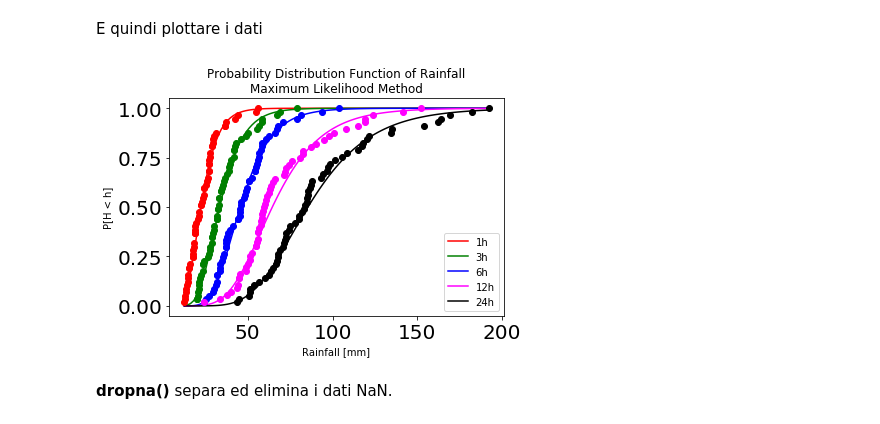
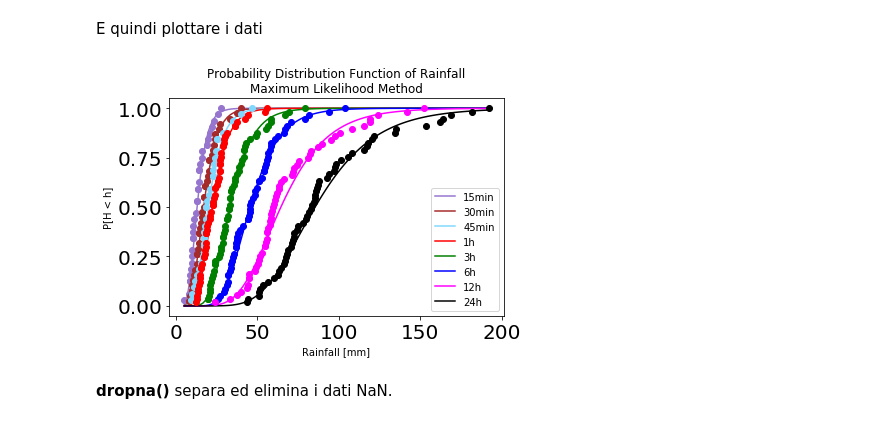
Before and after one commit to akaanzo/rainfall-analysis, a Jupyter notebook: esercitazione/mleCenta.ipynb, the cells around one changed output. Saved outputs shown, nothing was run; the diff lists cells and outputs as text; code cells hidden in the pictures.

```diff
--- a/esercitazione/mleCenta.ipynb
+++ b/esercitazione/mleCenta.ipynb
@@ -125,13 +150,16 @@ param24h
 È utile creare un DataFrame contente tutti i valori di _a_ e *b* e salvarlo in un file
 # %%
 abs_mle = pd.DataFrame([
+    param15min,
+    param30min,
+    param45min,
     param1h,
     param3h,
     param6h,
     param12h,
     param24h],
     columns = ['a', 'b'],
-    index = ['1h', '3h', '6h', '12h', '24h']
+    index = ['15min', '30min', '45min','1h', '3h', '6h', '12h', '24h']
 ).T
 abs_mle
 # %% [output]
@@ -198,7 +233,7 @@ data.max()['24h']
 # %% [markdown]
 Si crea allora un vettore lineare di 100 valori che vanno dal minimo al massimo
 # %%
-t_rain = np.linspace(data.min()['1h'], data.max()['24h'], 100)
+t_rain = np.linspace(data.min()['15min'], data.max()['24h'], 100)
 # %% [markdown]
 Ricordando che la funzione di Gumbel è definita come
 $$
@@ -244,0 +248,10 @@ gb
+# %%
+teta = []
+for h in data.columns:
+        teta = teta + [gumbel(t_rain, abs_mle, h)]
+
+gb = pd.DataFrame(teta, index = ['15min', '30min', '45min', '1h', '3h', '6h', '12h', '24h'], columns = t_rain
+).T #Trasposta
+
+#------------------------------------------
+gb
@@ -248,43 +280,59 @@ E quindi plottare i dati
 plt.rc('xtick', labelsize = 20)
 plt.rc('ytick', labelsize = 20)
 
-#----------------------------plot--------------------------------------
+#----------------plot---------------
 
-ax = gb.plot(color = ['red', 'green', 'blue', 'magenta', 'black'])
+ax = gb.plot(color = ['#9575cd', 'brown', '#80d8ff','red', 'green', 'blue', 'magenta', 'black'])
+#plt.figure(figsize = (18 ,16), dpi = 100)
 
-#------------------------------1h--------------------------------------
+#--------------15min--------------------
+data15min = data['15min'].dropna()
+ecdf15min = ECDF(data15min)
+ax.plot(data15min, ecdf15min(data15min), 'o', c = '#9575cd')
+
+#--------------30min--------------------
+data30min = data['30min'].dropna()
+ecdf30min = ECDF(data30min)
+ax.plot(data30min, ecdf30min(data30min), 'o', c = 'brown')
+
+#--------------45min--------------------
+data45min = data['45min'].dropna()
+ecdf45min = ECDF(data45min)
+ax.plot(data45min, ecdf45min(data45min), 'o', c = '#80d8ff')
+
+#--------------1h--------------------
 data1h = data['1h'].dropna()
 ecdf1h = ECDF(data1h)
 ax.plot(data1h, ecdf1h(data1h), 'o', c = 'red')
 
-#------------------------------3h--------------------------------------
+#--------------3h--------------------
 data3h = data['3h'].dropna()
 ecdf3h = ECDF(data3h)
 ax.plot(data3h, ecdf3h(data3h), 'o', c = 'green')
 
-#------------------------------6h--------------------------------------
+#--------------6h--------------------
 data6h = data['6h'].dropna()
 ecdf6h = ECDF(data6h)
 ax.plot(data6h, ecdf6h(data6h), 'o', c = 'blue')
 
-#------------------------------12h--------------------------------------
+#--------------12h-------------------
 data12h = data['12h'].dropna()
 ecdf12h = ECDF(data12h)
 ax.plot(data12h, ecdf12h(data12h), 'o', c = 'magenta')
 
-#------------------------------24h--------------------------------------
+#--------------24h-------------------
 data24h = data['24h'].dropna()
 ecdf24h = ECDF(data24h)
 ax.plot(data24h, ecdf24h(data24h), 'o', c = 'black')
 
 #----------------------------label--------------------------------------
 ax.set_title('Probability Distribution Function of Rainfall\nMaximum Likelihood Method')
 ax.set_xlabel('Rainfall [mm]')
 ax.set_ylabel('P[H < h]')
 
 #-----------------------------------------------------------------------
 plt.show()
 # %% [output]
-[figure, old version]
+[figure, new version]
 # %% [markdown]
 **dropna()** separa ed elimina i dati NaN.
```
Also changed, not shown: parts of 17 cells of this notebook, 13 other files.
